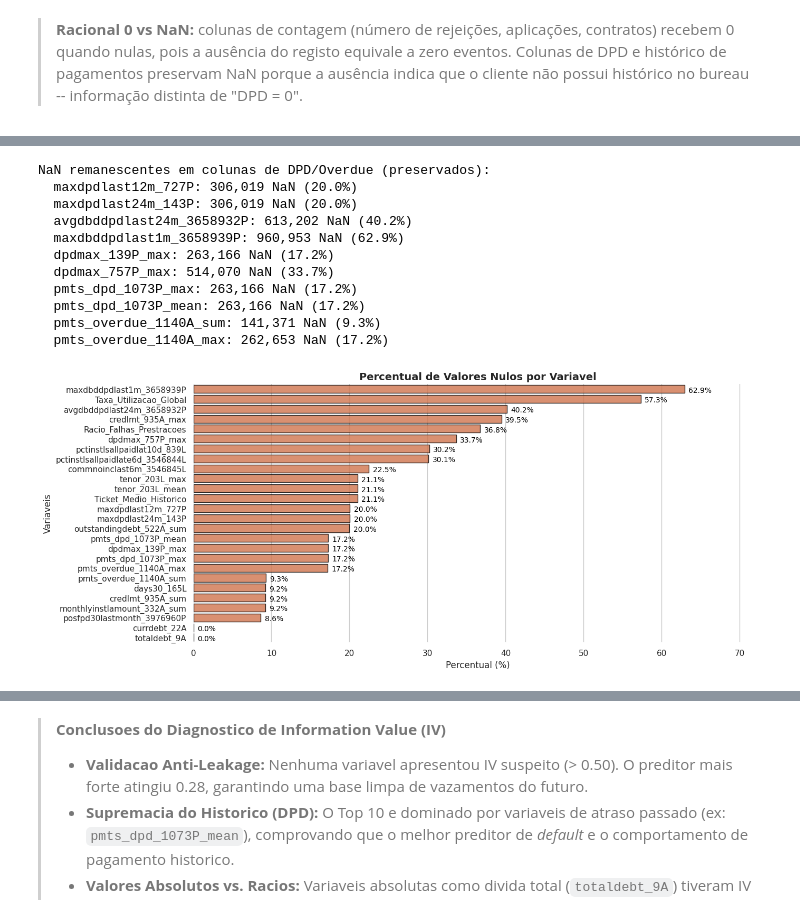
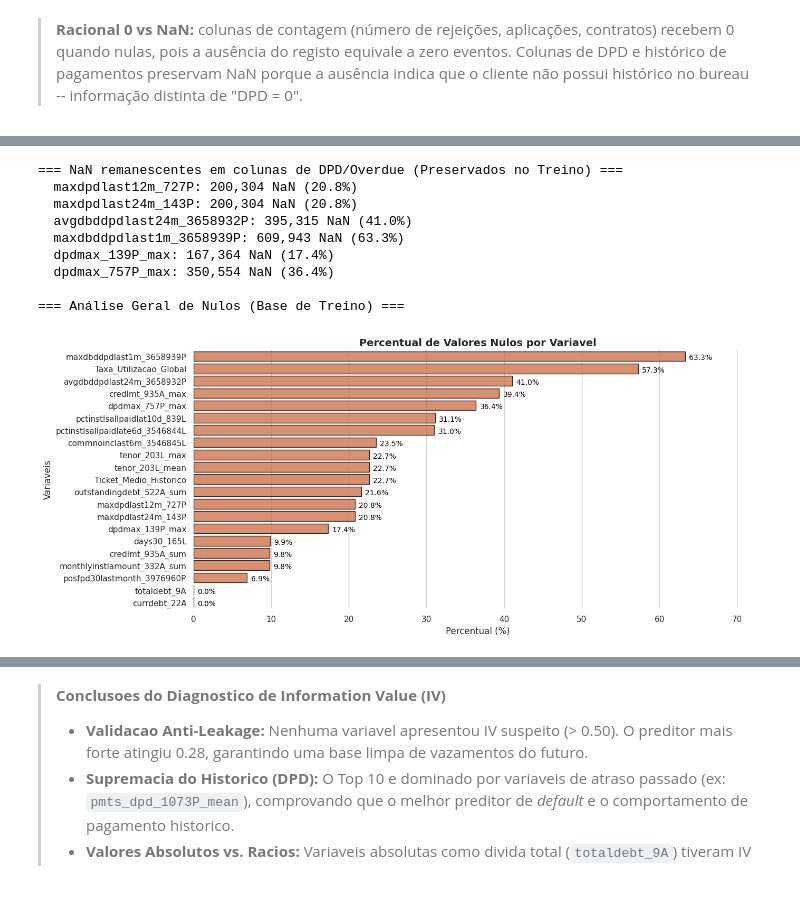
Before and after one commit to caua-barreto/Credit_Risk_Model, a Jupyter notebook: notebooks/02_Feature_Engineering.ipynb, the cells around one changed output, grey strips where cells are left out. Saved outputs shown, nothing was run; the diff lists cells and outputs as text; code cells hidden in the pictures.

```diff
--- a/notebooks/02_Feature_Engineering.ipynb
+++ b/notebooks/02_Feature_Engineering.ipynb
@@ -656,0 +963,20 @@ Shape após remoção: (1526659, 66)
+# %%
+# =============================================================================
+# 7.1 REMOÇÃO DE FEATURES COM ALTA ESPARSIDADE (>70% NULOS) (Anti-Leakage)
+# =============================================================================
+
+# 1. Descobrir quais colunas são excessivamente esparsas APENAS no Treino
+pct_nulos_treino = df_train.isnull().mean()
+cols_remover_esparsidade = pct_nulos_treino[pct_nulos_treino > 0.70].index.tolist()
+
+print(f"Colunas com >70% de nulos no Treino ({len(cols_remover_esparsidade)} identificadas para remoção):")
+for c in cols_remover_esparsidade:
+    print(f"  {c}: {pct_nulos_treino[c]*100:.1f}%")
+
+# 2. Aplicar o descarte (Drop) universalmente nos 3 conjuntos
+df_train = df_train.drop(columns=cols_remover_esparsidade, errors='ignore')
+df_test  = df_test.drop(columns=cols_remover_esparsidade, errors='ignore')
+df_oot   = df_oot.drop(columns=cols_remover_esparsidade, errors='ignore')
+
+print(f"\nShapes após remoção das colunas esparsas:")
+print(f"  Train: {df_train.shape}")
@@ -695,25 +1081,29 @@ Imputação zero lógico concluída.
 # %%
-# 6.3 Verificar NaN remanescentes em colunas de DPD/histórico
-dpd_cols = [c for c in df_master.columns if 'dpd' in c.lower() or 'overdue' in c.lower()]
+# =============================================================================
+# 7.3 ANÁLISE DE NULOS RESIDUAIS E DPD/OVERDUE (Referência: Treino)
+# =============================================================================
+
+# 1. Verificar NaN remanescentes em colunas de DPD/histórico no Treino
+dpd_cols = [c for c in df_train.columns if 'dpd' in c.lower() or 'overdue' in c.lower()]
 if dpd_cols:
-    print("NaN remanescentes em colunas de DPD/Overdue (preservados):")
+    print("=== NaN remanescentes em colunas de DPD/Overdue (Preservados no Treino) ===")
     for c in dpd_cols[:15]:
-        n_nulos = df_master[c].isna().sum()
+        n_nulos = df_train[c].isna().sum()
         if n_nulos > 0:
-            print(f"  {c}: {n_nulos:,} NaN ({n_nulos/len(df_master)*100:.1f}%)")
+            print(f"  {c}: {n_nulos:,} NaN ({n_nulos/len(df_train)*100:.1f}%)")
 
-# Análise geral de nulos
-df_nulos = analisar_valores_nulos(df_master, plotar=True, figsize=(14, 6))
+# 2. Análise geral de nulos no Treino
+print("\n=== Análise Geral de Nulos (Base de Treino) ===")
+# Usa a função importar do utils_2.py
+df_nulos = analisar_valores_nulos(df_train, plotar=True, figsize=(14, 6))
 # %% [output]
-NaN remanescentes em colunas de DPD/Overdue (preservados):
-  maxdpdlast12m_727P: 306,019 NaN (20.0%)
-  maxdpdlast24m_143P: 306,019 NaN (20.0%)
-  avgdbddpdlast24m_3658932P: 613,202 NaN (40.2%)
-  maxdbddpdlast1m_3658939P: 960,953 NaN (62.9%)
-  dpdmax_139P_max: 263,166 NaN (17.2%)
-  dpdmax_757P_max: 514,070 NaN (33.7%)
-  pmts_dpd_1073P_max: 263,166 NaN (17.2%)
-  pmts_dpd_1073P_mean: 263,166 NaN (17.2%)
-  pmts_overdue_1140A_sum: 141,371 NaN (9.3%)
-  pmts_overdue_1140A_max: 262,653 NaN (17.2%)
+=== NaN remanescentes em colunas de DPD/Overdue (Preservados no Treino) ===
+  maxdpdlast12m_727P: 200,304 NaN (20.8%)
+  maxdpdlast24m_143P: 200,304 NaN (20.8%)
+  avgdbddpdlast24m_3658932P: 395,315 NaN (41.0%)
+  maxdbddpdlast1m_3658939P: 609,943 NaN (63.3%)
+  dpdmax_139P_max: 167,364 NaN (17.4%)
+  dpdmax_757P_max: 350,554 NaN (36.4%)
+
+=== Análise Geral de Nulos (Base de Treino) ===
-[figure, old version]
+[figure, new version]
```
Also changed, not shown: parts of 108 cells of this notebook, 15 other files.
